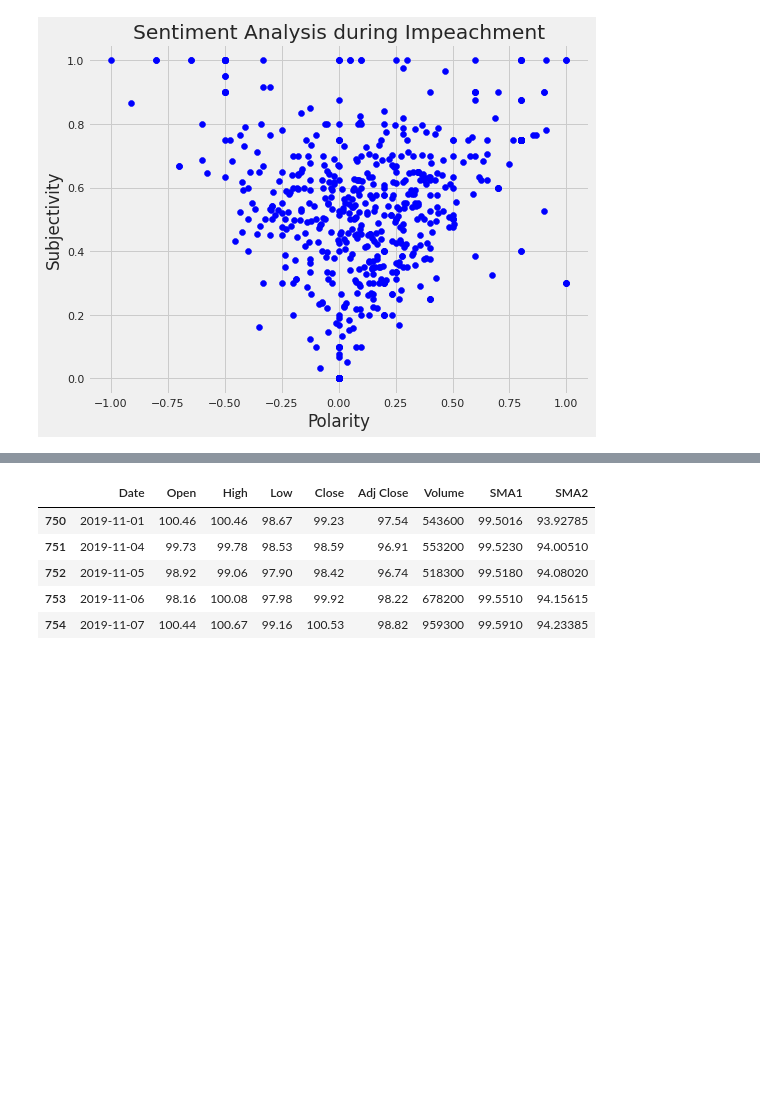
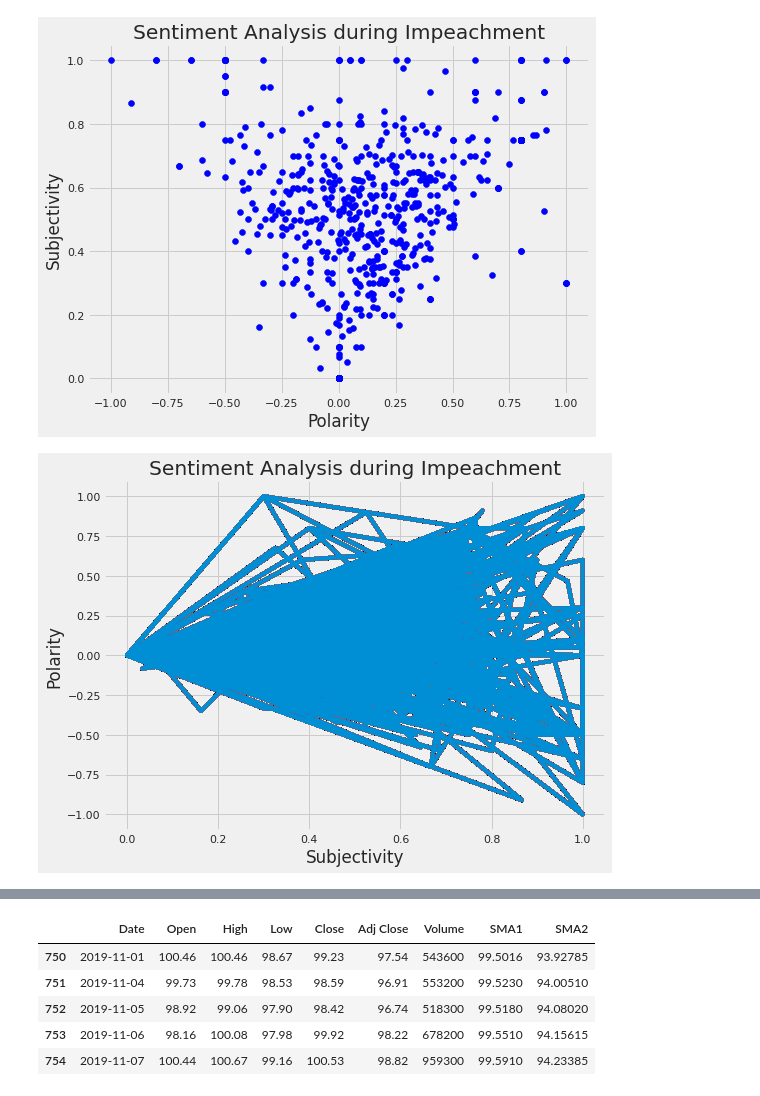
Before and after one commit to cybertraining-dsc/fa20-523-307, a Jupyter notebook: project/Analysis of Financial Markets based on President Trump's Tweets.ipynb, the cells around one changed output, grey strips where cells are left out. Saved outputs shown, nothing was run; the diff lists cells and outputs as text; code cells hidden in the pictures; blank space fills up the shorter version.

Commit message:
Finding best way to graph line sentiment

```diff
--- a/project/Analysis of Financial Markets based on President Trump's Tweets.ipynb
+++ b/project/Analysis of Financial Markets based on President Trump's Tweets.ipynb
@@ -722,3 +712,13 @@ plt.ylabel('Subjectivity')
 plt.show()
 # %% [output]
 [figure]
+# %%
+plt.figure(figsize=(8,6))
+for i in list(sortedDF.index):
+  plt.plot(impeachment_tweets["Subjectivity"], impeachment_tweets["Polarity"])
+plt.title('Sentiment Analysis during Impeachment')
+plt.xlabel('Subjectivity')
+plt.ylabel('Polarity')
+plt.show()
+# %% [output]
+[figure, added]
```
Also changed, not shown: parts of 6 cells of this notebook.
